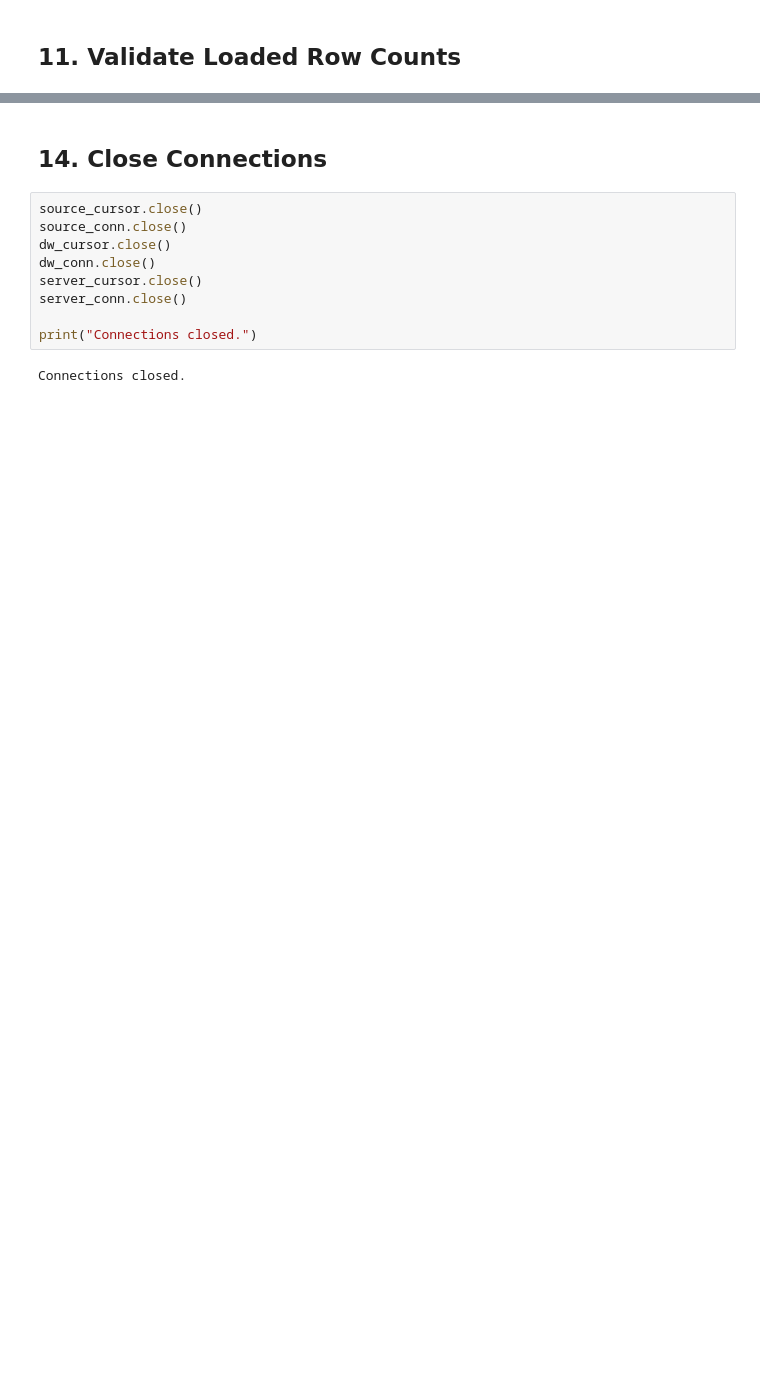
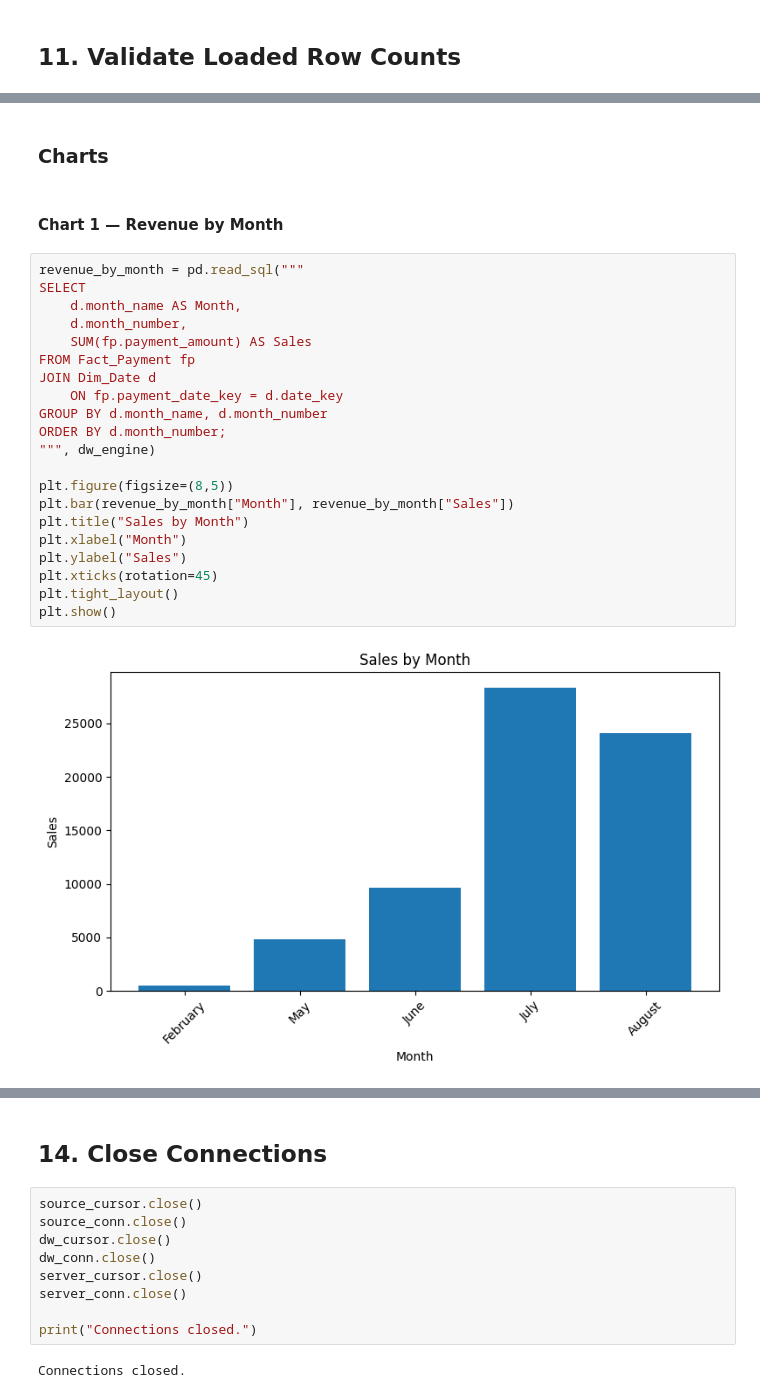
Before and after one commit to Saleem-ah/DB2-finalHW, a Jupyter notebook: finaljupyter.ipynb, the cells around one changed output, grey strips where cells are left out. Drawn from its saved outputs; the diff is of its cells as text; blank space fills up the shorter version.

```diff
--- a/finaljupyter.ipynb
+++ b/finaljupyter.ipynb
@@ -601,0 +661,27 @@ pd.read_sql(row_count_sql, dw_engine)
+# %% [markdown]
+### Charts
+# %% [markdown]
+#### Chart 1 — Revenue by Month
+# %%
+revenue_by_month = pd.read_sql("""
+SELECT
+    d.month_name AS Month,
+    d.month_number,
+    SUM(fp.payment_amount) AS Sales
+FROM Fact_Payment fp
+JOIN Dim_Date d
+    ON fp.payment_date_key = d.date_key
+GROUP BY d.month_name, d.month_number
+ORDER BY d.month_number;
+""", dw_engine)
+
+plt.figure(figsize=(8,5))
+plt.bar(revenue_by_month["Month"], revenue_by_month["Sales"])
+plt.title("Sales by Month")
+plt.xlabel("Month")
+plt.ylabel("Sales")
+plt.xticks(rotation=45)
+plt.tight_layout()
+plt.show()
+# %% [output]
+[figure, added]
```
Also changed, not shown: parts of 12 cells of this notebook, 4 other files.
